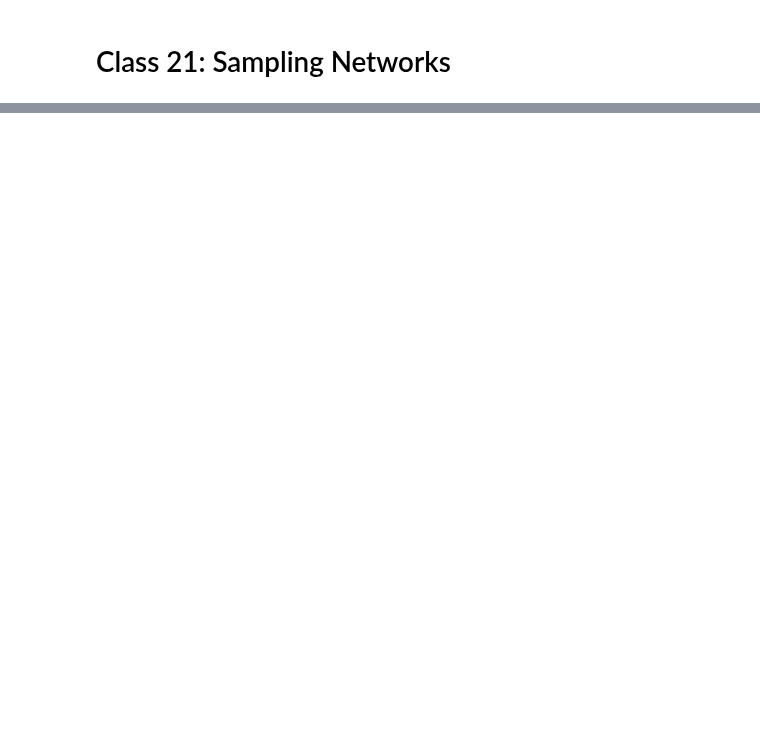
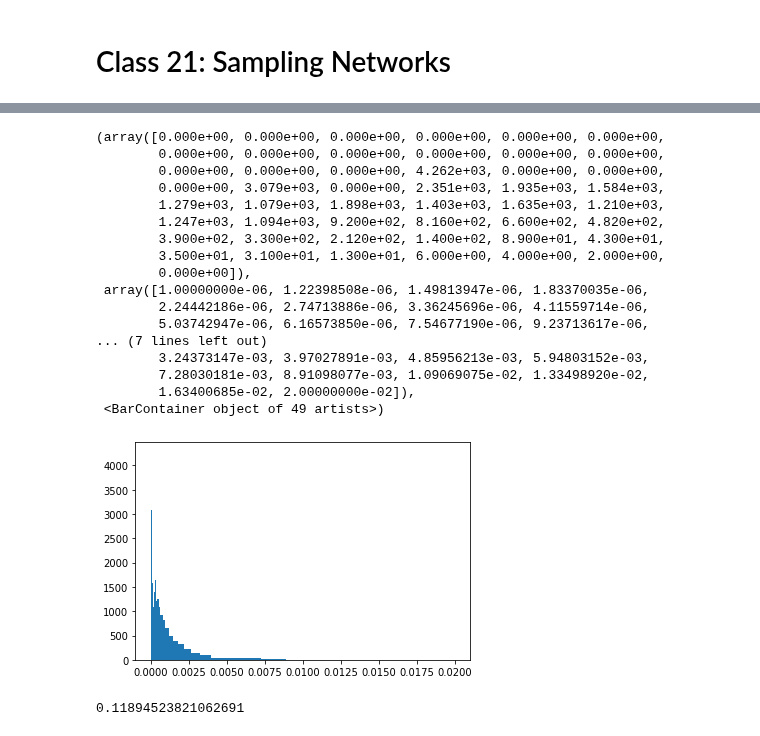
Before and after one commit to asmithh/network-science-data-book, a Jupyter notebook: class_21_sampling.ipynb, the cells around one changed output, grey strips where cells are left out. Cells and saved outputs as stored; diff of their text form; code cells hidden in the pictures; blank space fills up the shorter version.

```diff
--- a/class_21_sampling.ipynb
+++ b/class_21_sampling.ipynb
@@ -20,0 +85,30 @@ Random walks can tell us a fair bit about a network; today, we're going to use r
+# %%
+# Plotting centrality distribution
+plt.hist(
+    [v for v in nx.in_degree_centrality(G_cites).values()],
+    bins=np.logspace(np.log10(0.000001), np.log10(0.02), 50))
+# %% [output]
+(array([0.000e+00, 0.000e+00, 0.000e+00, 0.000e+00, 0.000e+00, 0.000e+00,
+        0.000e+00, 0.000e+00, 0.000e+00, 0.000e+00, 0.000e+00, 0.000e+00,
+        0.000e+00, 0.000e+00, 0.000e+00, 4.262e+03, 0.000e+00, 0.000e+00,
+        0.000e+00, 3.079e+03, 0.000e+00, 2.351e+03, 1.935e+03, 1.584e+03,
+        1.279e+03, 1.079e+03, 1.898e+03, 1.403e+03, 1.635e+03, 1.210e+03,
+        1.247e+03, 1.094e+03, 9.200e+02, 8.160e+02, 6.600e+02, 4.820e+02,
+        3.900e+02, 3.300e+02, 2.120e+02, 1.400e+02, 8.900e+01, 4.300e+01,
+        3.500e+01, 3.100e+01, 1.300e+01, 6.000e+00, 4.000e+00, 2.000e+00,
+        0.000e+00]),
+ array([1.00000000e-06, 1.22398508e-06, 1.49813947e-06, 1.83370035e-06,
+        2.24442186e-06, 2.74713886e-06, 3.36245696e-06, 4.11559714e-06,
+        5.03742947e-06, 6.16573850e-06, 7.54677190e-06, 9.23713617e-06,
+... (7 lines left out)
+        3.24373147e-03, 3.97027891e-03, 4.85956213e-03, 5.94803152e-03,
+        7.28030181e-03, 8.91098077e-03, 1.09069075e-02, 1.33498920e-02,
+        1.63400685e-02, 2.00000000e-02]),
+ <BarContainer object of 49 artists>)
+[figure, added]
+# %%
+# Computing the clustering coefficient
+clustering_vals = [v for v in nx.clustering(G_cites).values()]
+print(np.mean(clustering_vals))
+# %% [output]
+0.11894523821062691
```
Also changed, not shown: parts of 31 cells of this notebook, 4 other files.
